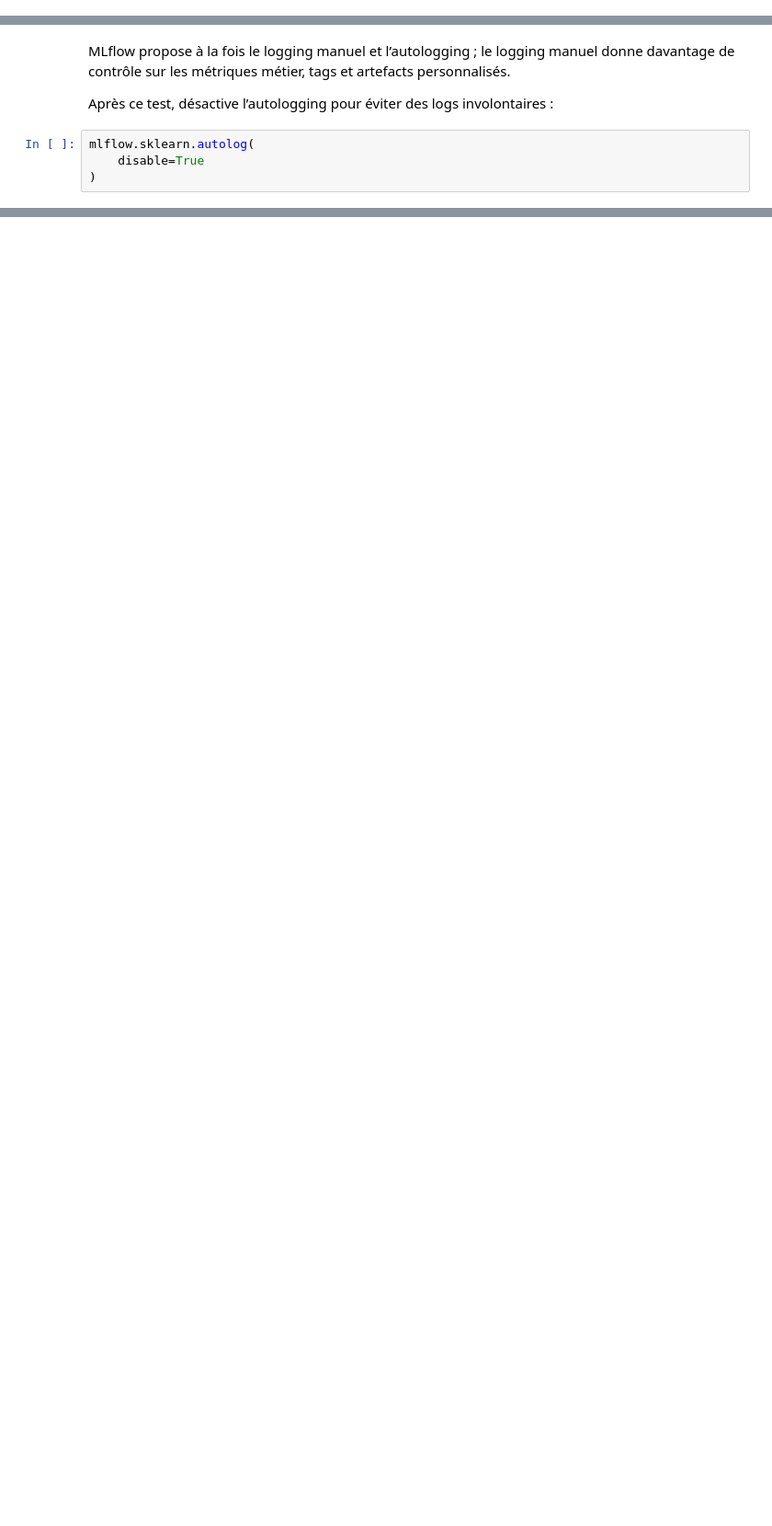
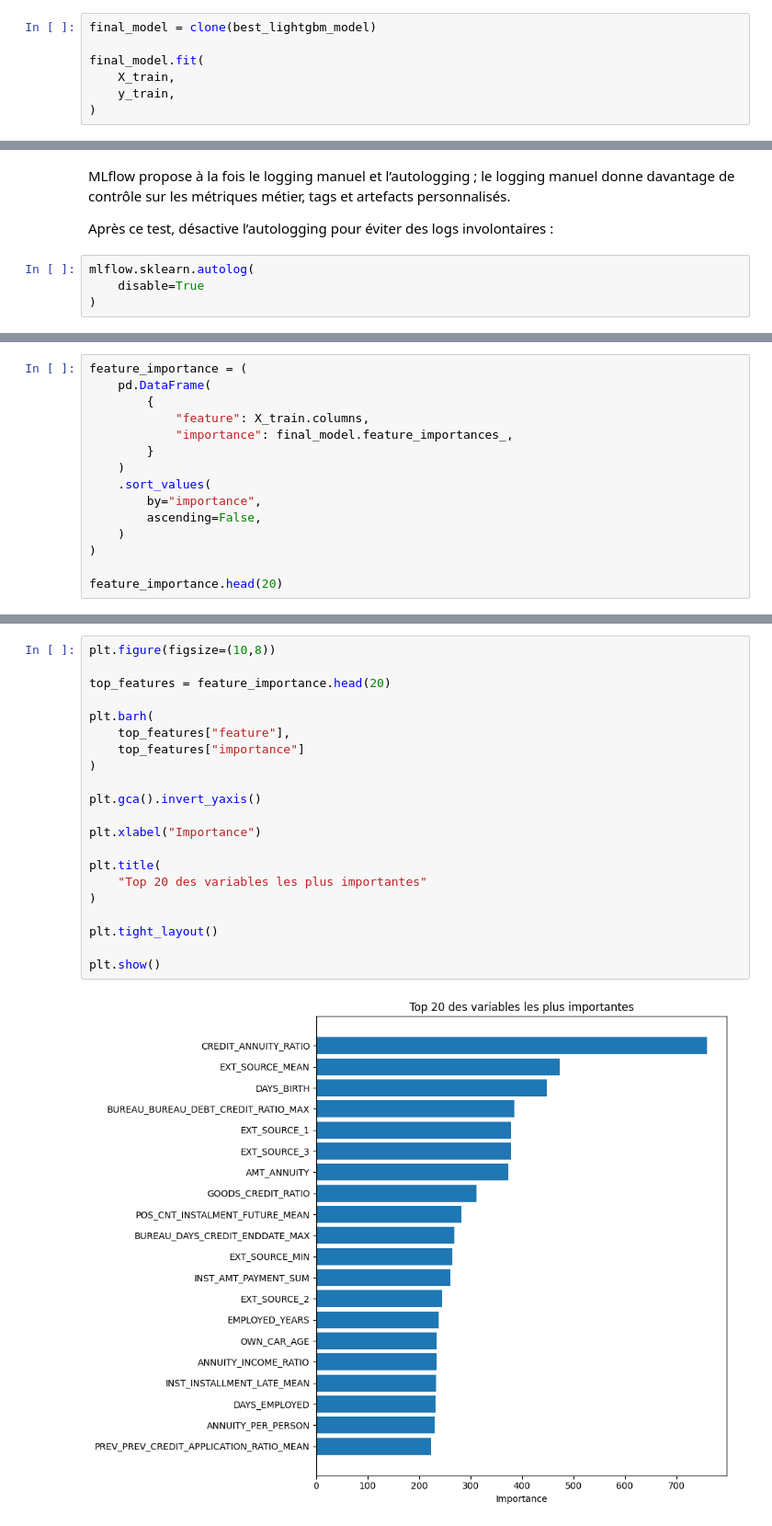
Before and after one commit to MarinRama/Home-Credit-Default-Risk, a Jupyter notebook: notebooks/03_model_training_mlflow.ipynb, the cells around one changed output, grey strips where cells are left out. Shown at 92% size. Saved outputs shown, nothing was run; the diff lists cells and outputs as text; blank space fills up the shorter version.

```diff
--- a/notebooks/03_model_training_mlflow.ipynb
+++ b/notebooks/03_model_training_mlflow.ipynb
@@ -1444,0 +2043,7 @@ Model URI : models:/m-ab572f4437ff4444876cfdab42fd72b2
+# %%
+final_model = clone(best_lightgbm_model)
+
+final_model.fit(
+    X_train,
+    y_train,
+)
@@ -1566,0 +2333,15 @@ mlflow.sklearn.autolog(
+# %%
+feature_importance = (
+    pd.DataFrame(
+        {
+            "feature": X_train.columns,
+            "importance": final_model.feature_importances_,
+        }
+    )
+    .sort_values(
+        by="importance",
+        ascending=False,
+    )
+)
+
+feature_importance.head(20)
@@ -1566,0 +2366,23 @@ mlflow.sklearn.autolog(
+# %%
+plt.figure(figsize=(10,8))
+
+top_features = feature_importance.head(20)
+
+plt.barh(
+    top_features["feature"],
+    top_features["importance"]
+)
+
+plt.gca().invert_yaxis()
+
+plt.xlabel("Importance")
+
+plt.title(
+    "Top 20 des variables les plus importantes"
+)
+
+plt.tight_layout()
+
+plt.show()
+# %% [output]
+[figure, added]
```
Also changed, not shown: parts of 138 cells of this notebook, 33 other files.
